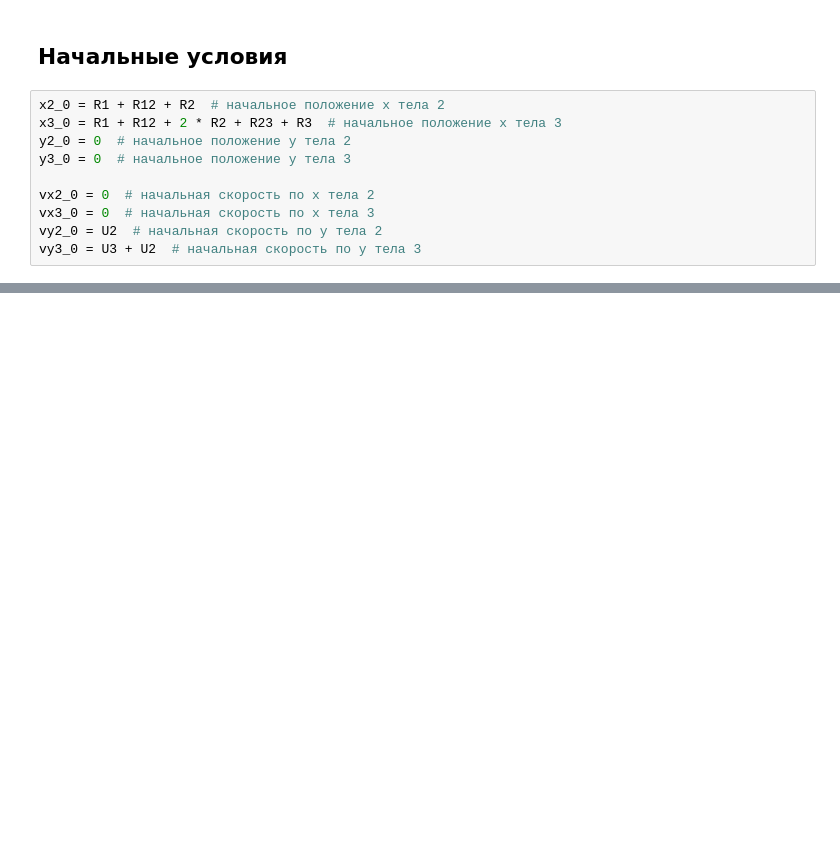
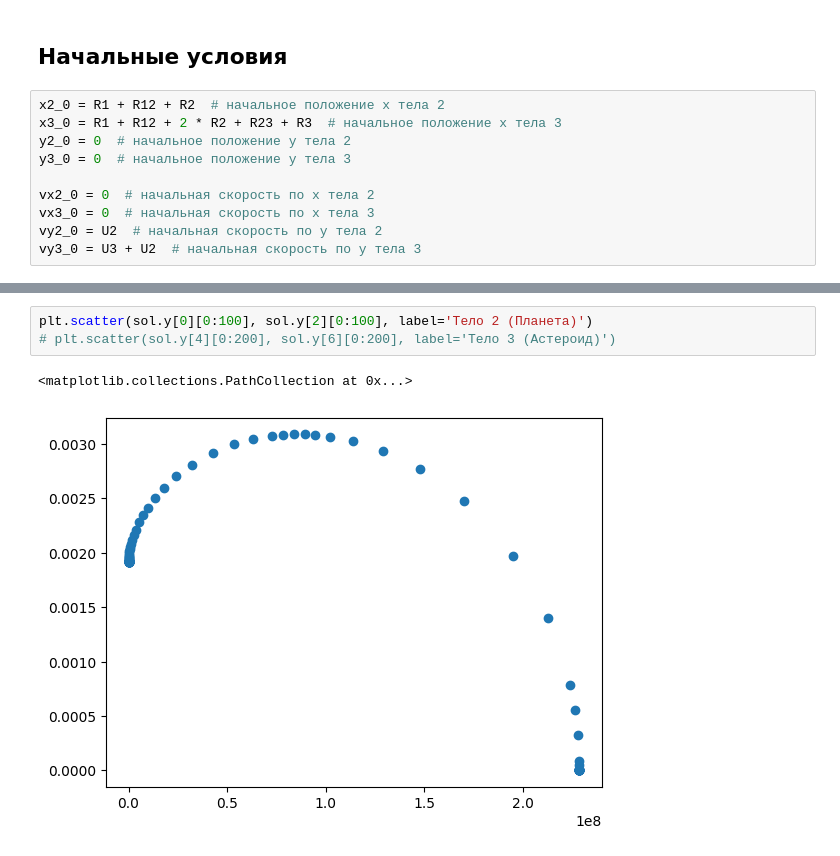
Before and after one commit to Mis-prog/matmod-7sem, a Jupyter notebook: labs/lab1/misha/lab1.ipynb, the cells around one changed output, grey strips where cells are left out. Drawn from its saved outputs; the diff is of its cells as text; blank space fills up the shorter version.

```diff
--- a/labs/lab1/misha/lab1.ipynb
+++ b/labs/lab1/misha/lab1.ipynb
@@ -85,0 +88,6 @@ plt.show()
+# %%
+plt.scatter(sol.y[0][0:100], sol.y[2][0:100], label='Тело 2 (Планета)')
+# plt.scatter(sol.y[4][0:200], sol.y[6][0:200], label='Тело 3 (Астероид)')
+# %% [output]
+<matplotlib.collections.PathCollection at 0x...>
+[figure, added]
```
Also changed, not shown: parts of 3 cells of this notebook.
